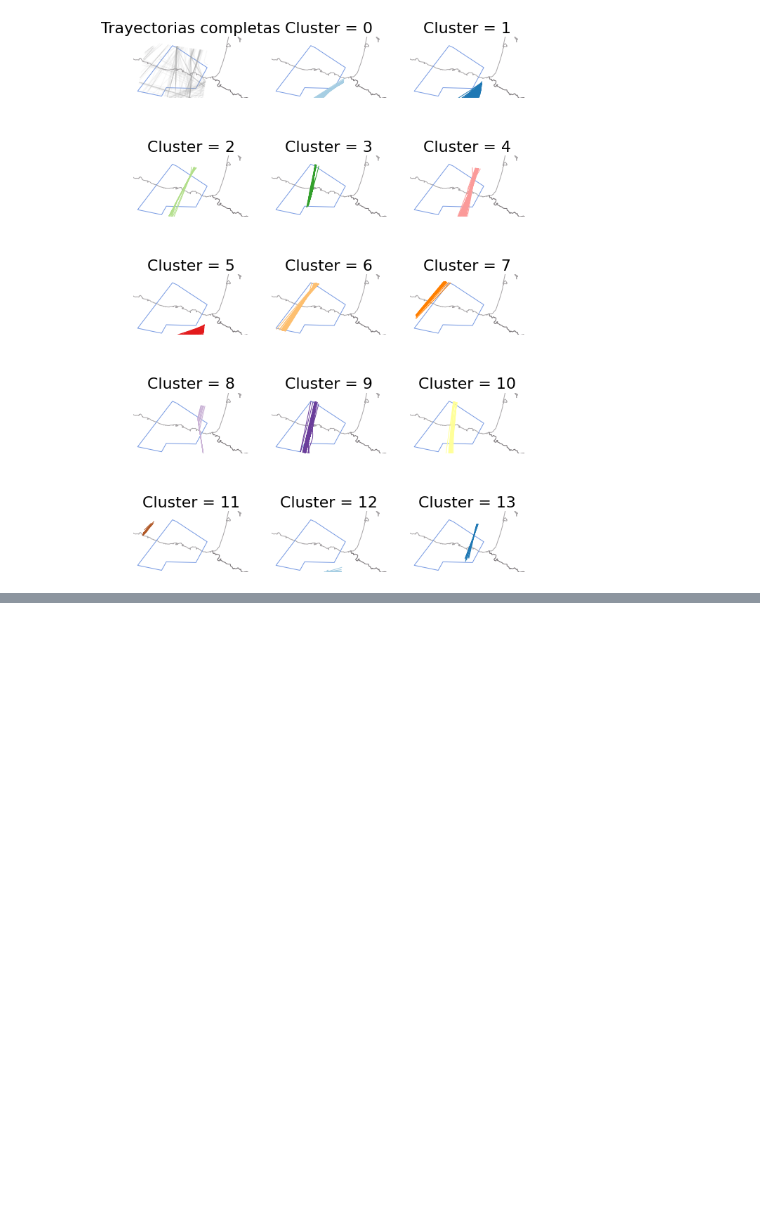
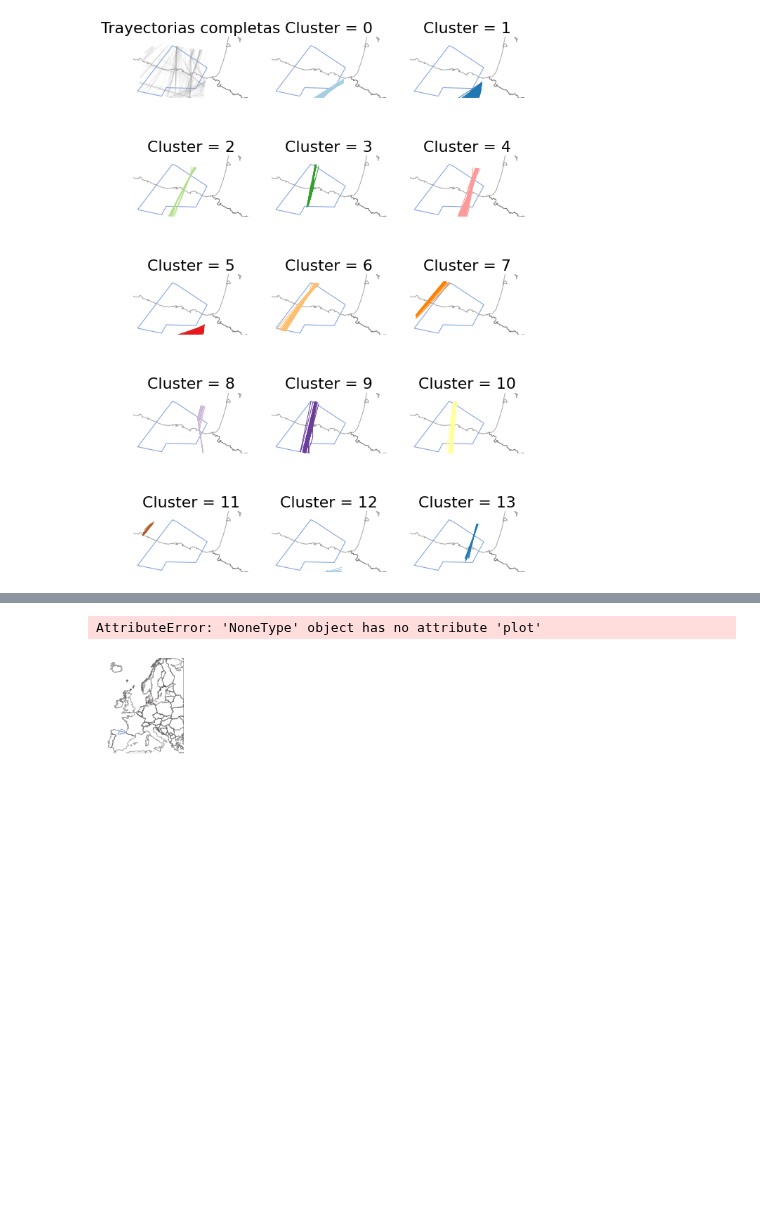
Before and after one commit to jaimebw/tfg, a Jupyter notebook: libros/cluster.ipynb, the cells around one changed output, grey strips where cells are left out. Cells and saved outputs as stored; diff of their text form; code cells hidden in the pictures; blank space fills up the shorter version.

```diff
--- a/libros/cluster.ipynb
+++ b/libros/cluster.ipynb
@@ -172,0 +123,11 @@ with plt.style.context("traffic"):
+# %%
+from sklearn.cluster import KMeans
+vuelos_kmeans = vuelos_un.clustering(
+    nb_samples=15, # divide en 15 puntos las trayecorias
+    features=["longitude", "latitude", "track_unwrapped"], # datos cebados al algorimto de ML
+    clustering=KMeans(init = "random",
+                     n_clusters = 14,
+                     n_init = 10,
+                     random_state = 7), # algoritmo de ML utilizado, con los parámetros del mismo
+    transform=StandardScaler(), # lo que hace esto es escalar los datos dentro de una distribuciñ¡ón Gausiana
+).fit_predict()
@@ -172,0 +218,4 @@ with plt.style.context("traffic"):
+# %%
+
+quitar =  vuelos_kmeans.data[vuelos_kmeans.data.cluster.isnull()].index
+vuelos_kmeans.data.drop(quitar,inplace = True)
@@ -172,0 +243,52 @@ with plt.style.context("traffic"):
+# %%
+n_clusters = 1 + vuelos_kmeans.data.cluster.max() # número de cluster totales
+
+# -- dealing with colours --
+
+color_cycle = cycle(
+    "#a6cee3 #1f78b4 #b2df8a #33a02c #fb9a99 #e31a1c "
+    "#fdbf6f #ff7f00 #cab2d6 #6a3d9a #ffff99 #b15928".split()
+)
+# el métod split hace que se separen l
+colors = list(islice(color_cycle, n_clusters)) # asigna colores a los clusters de manera ciclica
+        #     islice(valores_de_color,numero_clusters) --> devuelve lista con los colores asignados de
+        #                                                  manera cíclica
+colors.append("#aaaaaa")  # color for outliers, if any
+
+# -- dealing with the grid --adasd
+
+#nb_cols = 3 # numero de columnas
+#nb_lines = (1 + n_clusters) // nb_cols + (((1 + n_clusters) % nb_cols) > 0) # numero de filas en funcion de
+                                                                            # de las columna
+
+
+with plt.style.context("traffic"):
+    nb_cols = 3# numero de columnas
+    nb_lines = (1 + n_clusters) // nb_cols + (((1 + n_clusters) % nb_cols) > 0) # numero de filas en funcion de
+                                                                                # de las columnas
+    fig, ax = plt.subplots(
+        nb_lines, nb_cols, figsize=(10, 15), subplot_kw=dict(projection=EuroPP())
+        # parametros de la figura y de los ejes
+    )
+
+    for cluster in range(-1, n_clusters):
+
+        ax_ = ax[(cluster + 1) // nb_cols][(cluster + 1) % nb_cols]
+        ax_.add_feature(countries())
+        nm_airspaces['LECMBLU'].plot(ax_,alpha = 1)
+
+        vuelos_kmeans.query(f"cluster == {cluster}").plot(
+            ax_, color=colors[cluster], alpha=0.1 if cluster == -1 else 1
+        )
+        # la funcion de arriba busca la asginación de cluster
+        ax_.set_global()
+        ax_.set_extent((-6,0, 42.7, 44.5))
+        if cluster == -1:
+            ax_.title.set_text("Conjunto")
+        else:
+            ax_.title.set_text("Cluster = " +str(cluster) )
+
+    guardarimagen("imagenes_cluster","cluster_kmeans.png")
+# %% [output]
+AttributeError: 'NoneType' object has no attribute 'plot'
+[figure, added]
```
Also changed, not shown: parts of 13 cells of this notebook.
